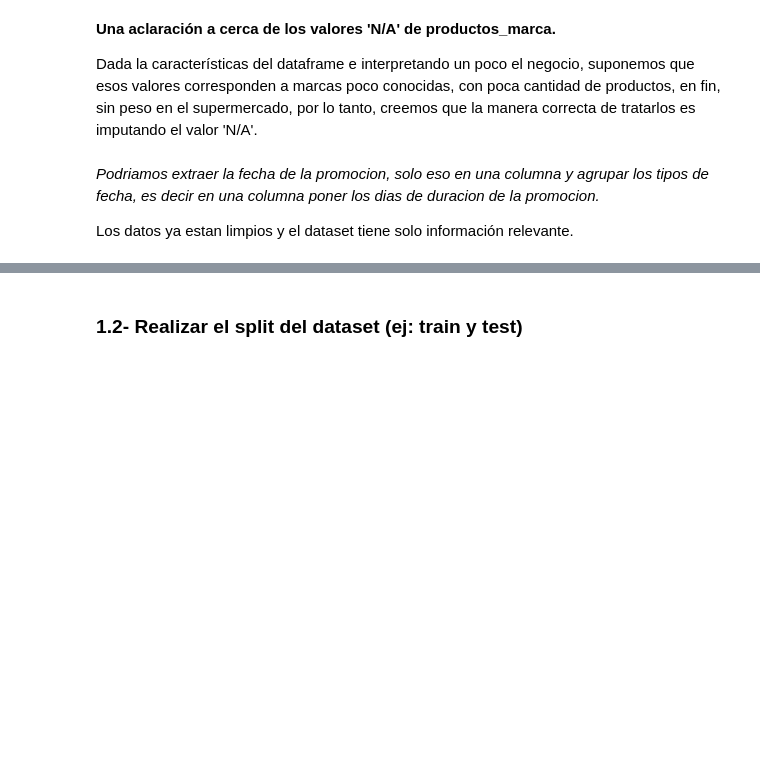
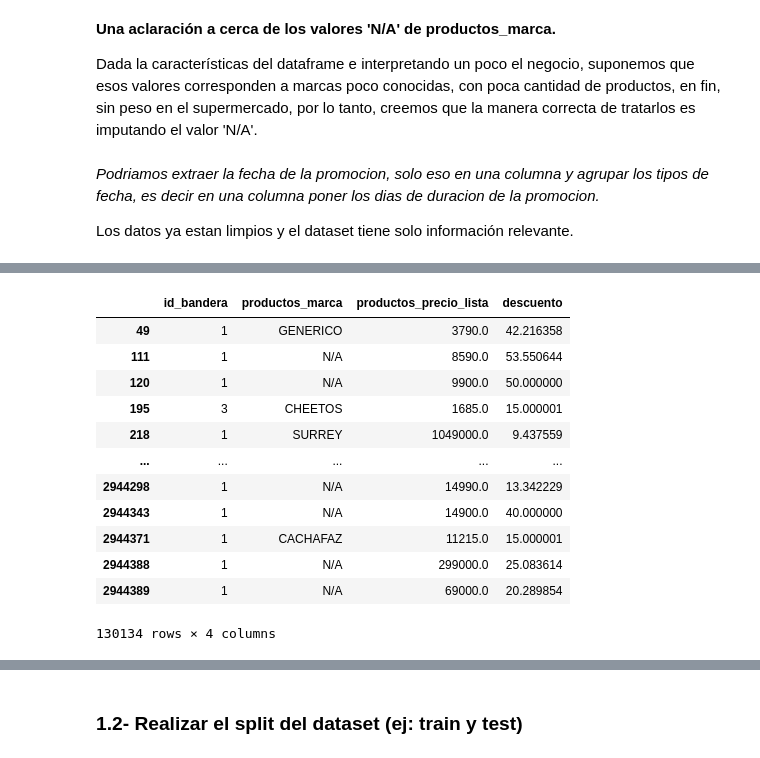
Before and after one commit to Nahuel-Otonelo/Analisis_de_datos, a Jupyter notebook: TP2.ipynb, the cells around one changed output, grey strips where cells are left out. Cells and saved outputs as stored; diff of their text form; code cells hidden in the pictures; blank space fills up the shorter version.

```diff
--- a/TP2.ipynb
+++ b/TP2.ipynb
@@ -84,0 +107,24 @@ Los datos ya estan limpios y el dataset tiene solo información relevante.
+# %%
+#columnas a elegir:
+
+features = ['id_bandera', 'productos_marca',
+       'productos_precio_lista',
+       'descuento']
+
+
+df = df[features].copy()
+df
+# %% [output]
+|  | id_bandera | productos_marca | productos_precio_lista | descuento |
+| 49 | 1 | GENERICO | 3790.0 | 42.216358 |
+| 111 | 1 | N/A | 8590.0 | 53.550644 |
+| 120 | 1 | N/A | 9900.0 | 50.000000 |
+| 195 | 3 | CHEETOS | 1685.0 | 15.000001 |
+| 218 | 1 | SURREY | 1049000.0 | 9.437559 |
+| ... | ... | ... | ... | ... |
+| 2944298 | 1 | N/A | 14990.0 | 13.342229 |
+| 2944343 | 1 | N/A | 14900.0 | 40.000000 |
+| 2944371 | 1 | CACHAFAZ | 11215.0 | 15.000001 |
+| 2944388 | 1 | N/A | 299000.0 | 25.083614 |
+| 2944389 | 1 | N/A | 69000.0 | 20.289854 |
+130134 rows × 4 columns
```
Also changed, not shown: parts of 17 cells of this notebook.
